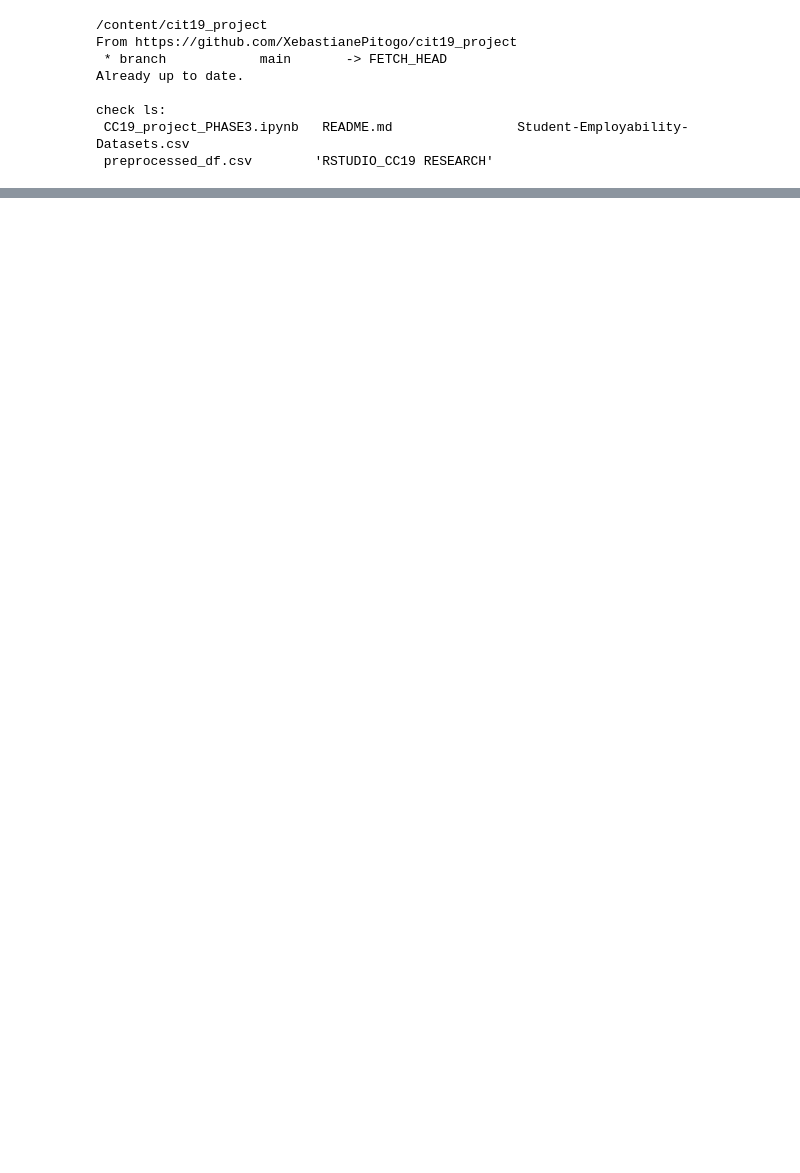
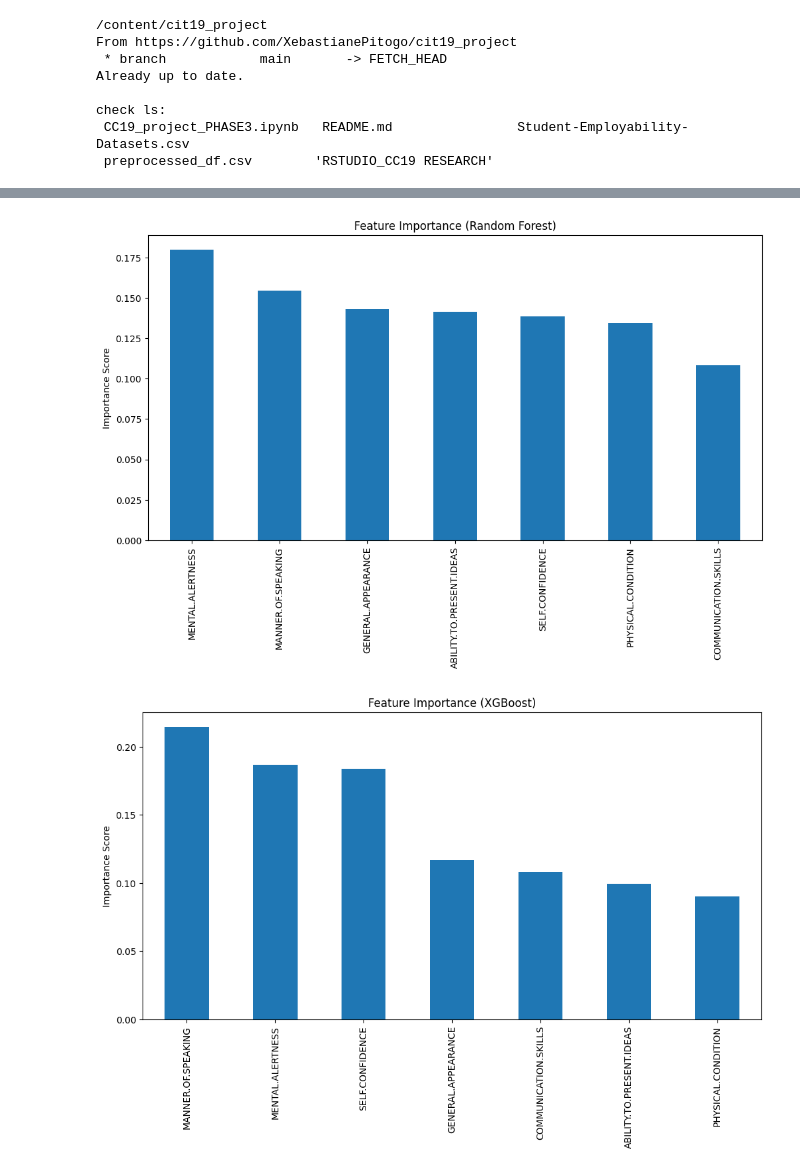
Before and after one commit to XebastianePitogo/cit19_project, a Jupyter notebook: CC19_project_PHASE3.ipynb, the cells around one changed output, grey strips where cells are left out. Saved outputs shown, nothing was run; the diff lists cells and outputs as text; code cells hidden in the pictures; blank space fills up the shorter version.

```diff
--- a/CC19_project_PHASE3.ipynb
+++ b/CC19_project_PHASE3.ipynb
@@ -88,6 +98,8 @@ X_train, X_test, y_train, y_test = train_test_split(X, y, test_size=0.2, random_
 #     Train the Model:
 #         Train the selected model on the training data.
 
+## Using Logistric Regression
+y_Logistic = np.argmax(y, axis=1) # Y needs to be in categorical integer instead of encoded, so convert it back first.
 X_train, X_test, y_train, y_test = train_test_split(X, y_Logistic, test_size=0.2, random_state=42, stratify=y_Logistic)
 
 scaler = MinMaxScaler()
@@ -285,0 +348,20 @@ plt.show()
+# %%
+
+# Feature Importance for Random Forest
+if hasattr(RFmodel, 'feature_importances_'):
+  feature_importances = pd.Series(RFmodel.feature_importances_, index=X.columns)
+  feature_importances.sort_values(ascending=False).plot(kind='bar', figsize=(12, 6))
+  plt.title('Feature Importance (Random Forest)')
+  plt.ylabel('Importance Score')
+  plt.show()
+
+# Feature Importance for XGBoost
+if hasattr(XGBmodel, 'feature_importances_'):
+  feature_importances = pd.Series(XGBmodel.feature_importances_, index=X.columns)
+  feature_importances.sort_values(ascending=False).plot(kind='bar', figsize=(12, 6))
+  plt.title('Feature Importance (XGBoost)')
+  plt.ylabel('Importance Score')
+  plt.show()
+# %% [output]
+[figure, added]
+[figure, added]
```
Also changed, not shown: parts of 11 cells of this notebook.
